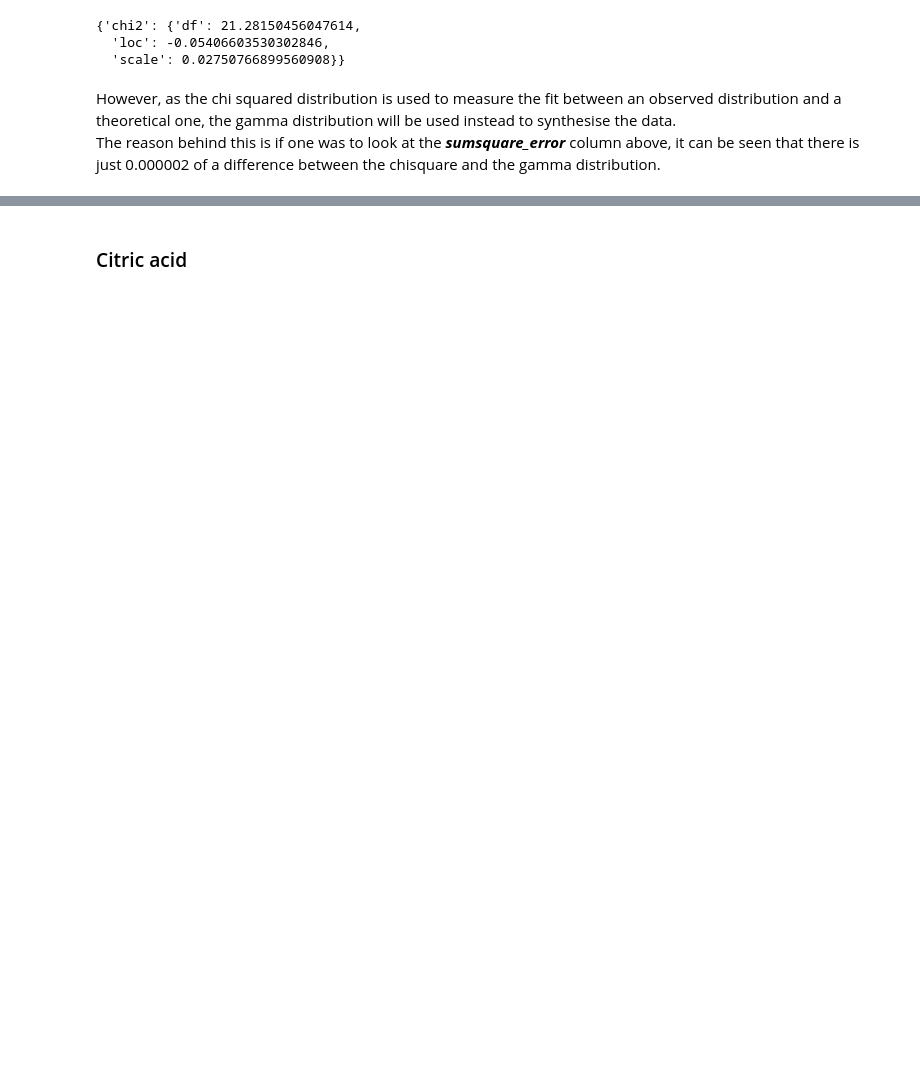
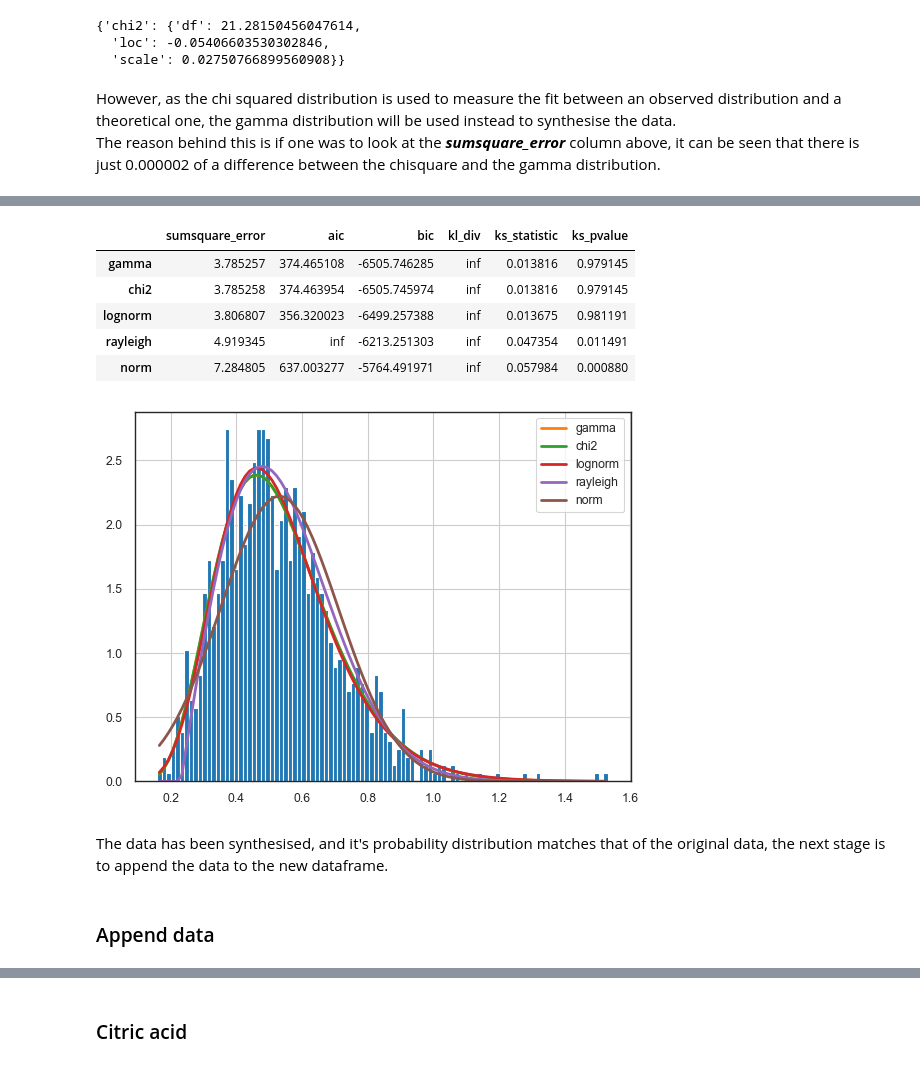
Before and after one commit to fabiofabrizi/PfDA_Project, a Jupyter notebook: PfDA_Project_Notebook.ipynb, the cells around one changed output, grey strips where cells are left out. Cells and saved outputs as stored; diff of their text form; code cells hidden in the pictures; blank space fills up the shorter version.

```diff
--- a/PfDA_Project_Notebook.ipynb
+++ b/PfDA_Project_Notebook.ipynb
@@ -454,0 +489,17 @@ The reason behind this is if one was to look at the ***sumsquare_error*** column
+# %%
+f = Fitter(va_synth,
+           distributions=get_common_distributions())
+f.fit()
+f.summary()
+# %% [output]
+|  | sumsquare_error | aic | bic | kl_div | ks_statistic | ks_pvalue |
+| gamma | 3.785257 | 374.465108 | -6505.746285 | inf | 0.013816 | 0.979145 |
+| chi2 | 3.785258 | 374.463954 | -6505.745974 | inf | 0.013816 | 0.979145 |
+| lognorm | 3.806807 | 356.320023 | -6499.257388 | inf | 0.013675 | 0.981191 |
+| rayleigh | 4.919345 | inf | -6213.251303 | inf | 0.047354 | 0.011491 |
+| norm | 7.284805 | 637.003277 | -5764.491971 | inf | 0.057984 | 0.000880 |
+[figure, added]
+# %% [markdown]
+The data has been synthesised, and it's probability distribution matches that of the original data, the next stage is to append the data to the new dataframe.
+# %% [markdown]
+### Append data
```
Also changed, not shown: parts of 36 cells of this notebook.
